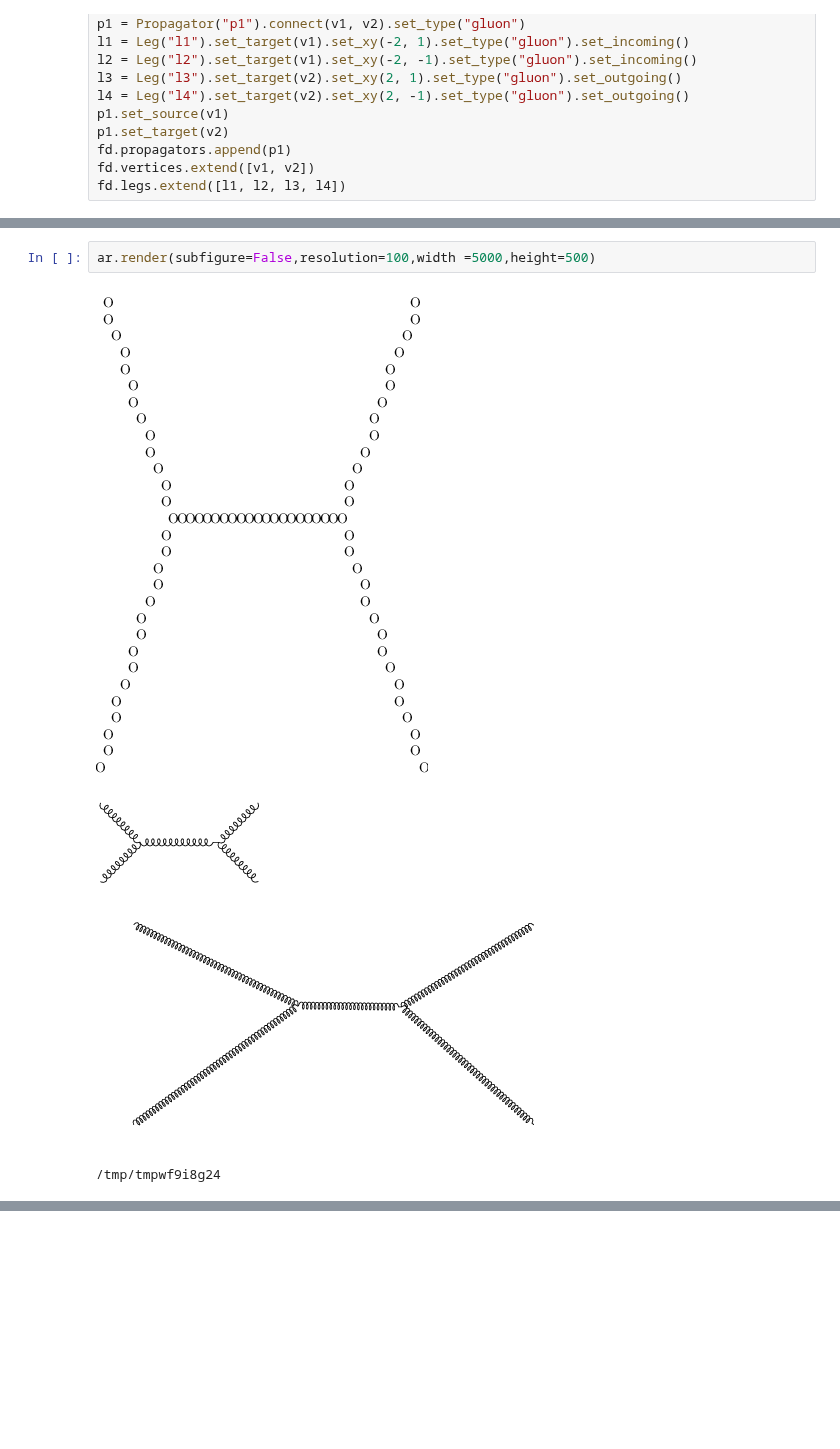
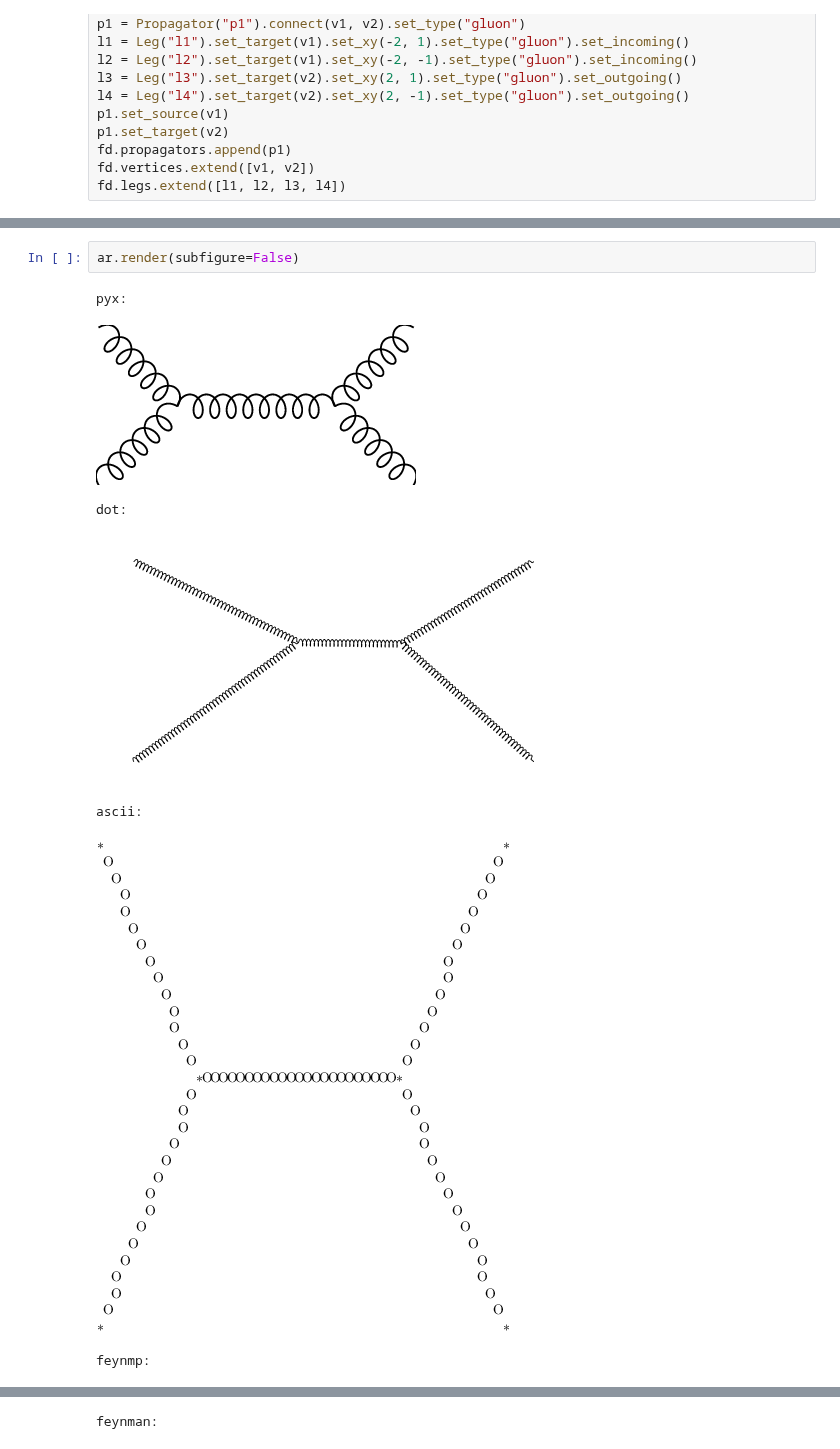
Before and after one commit to kpedro88/pyfeyn, a Jupyter notebook: docs/source/renderers/all/All.ipynb, the cells around one changed output, grey strips where cells are left out. Drawn from its saved outputs; the diff is of its cells as text; blank space fills up the shorter version.

```diff
--- a/docs/source/renderers/all/All.ipynb
+++ b/docs/source/renderers/all/All.ipynb
@@ -35,8 +26,12 @@ ar.render(subfigure=True,resolution=100,width =5000,height=500)
 # %%
-ar.render(subfigure=False,resolution=100,width =5000,height=500)
+ar.render(subfigure=False)
 # %% [output]
+pyx:
-[figure, old version]
+[figure, new version]
+dot:
-[figure, old version]
+[figure, new version]
+ascii:
-[figure, old version]
+[figure, new version]
-/tmp/tmpwf9i8g24
+feynmp:
 [figure]
+feynman:
```
Also changed, not shown: parts of 3 cells of this notebook, 5 other files.
